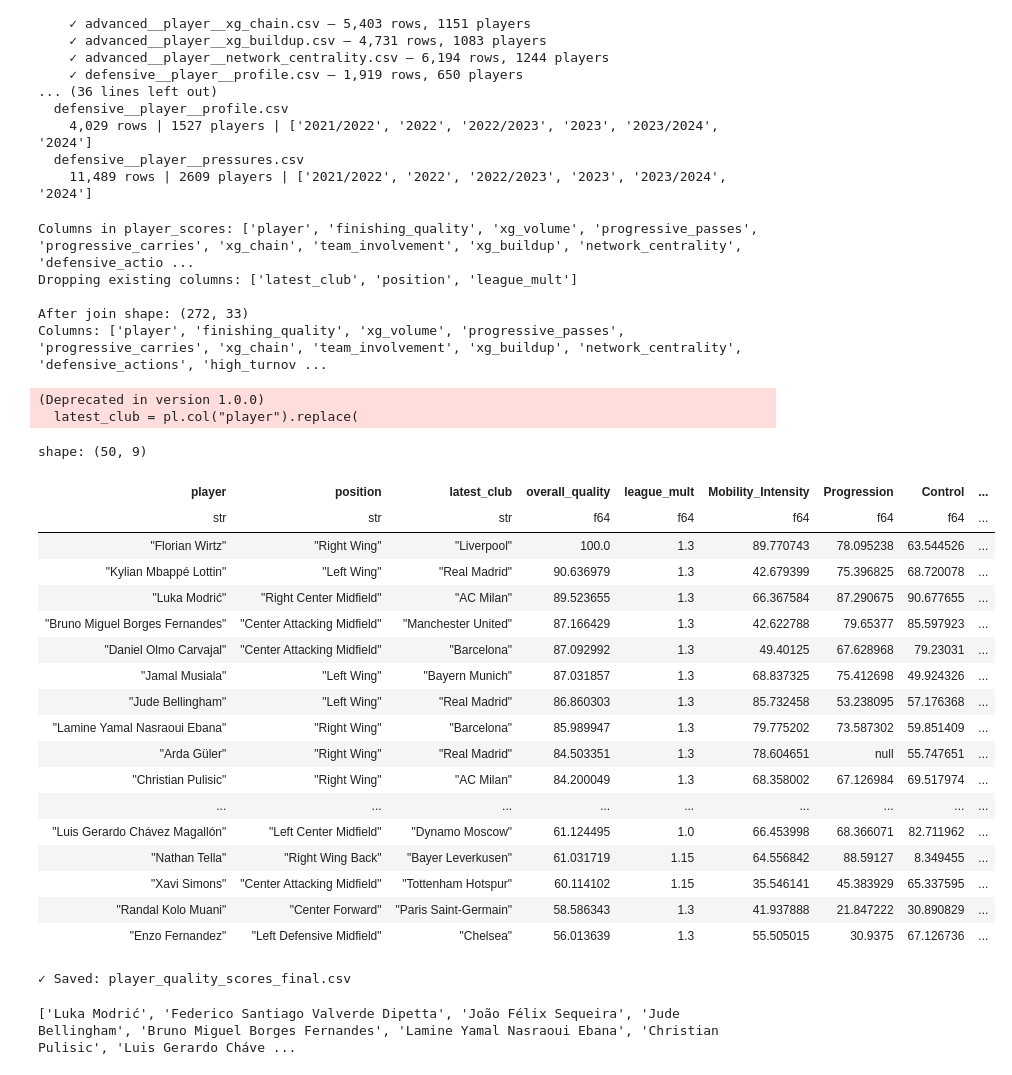
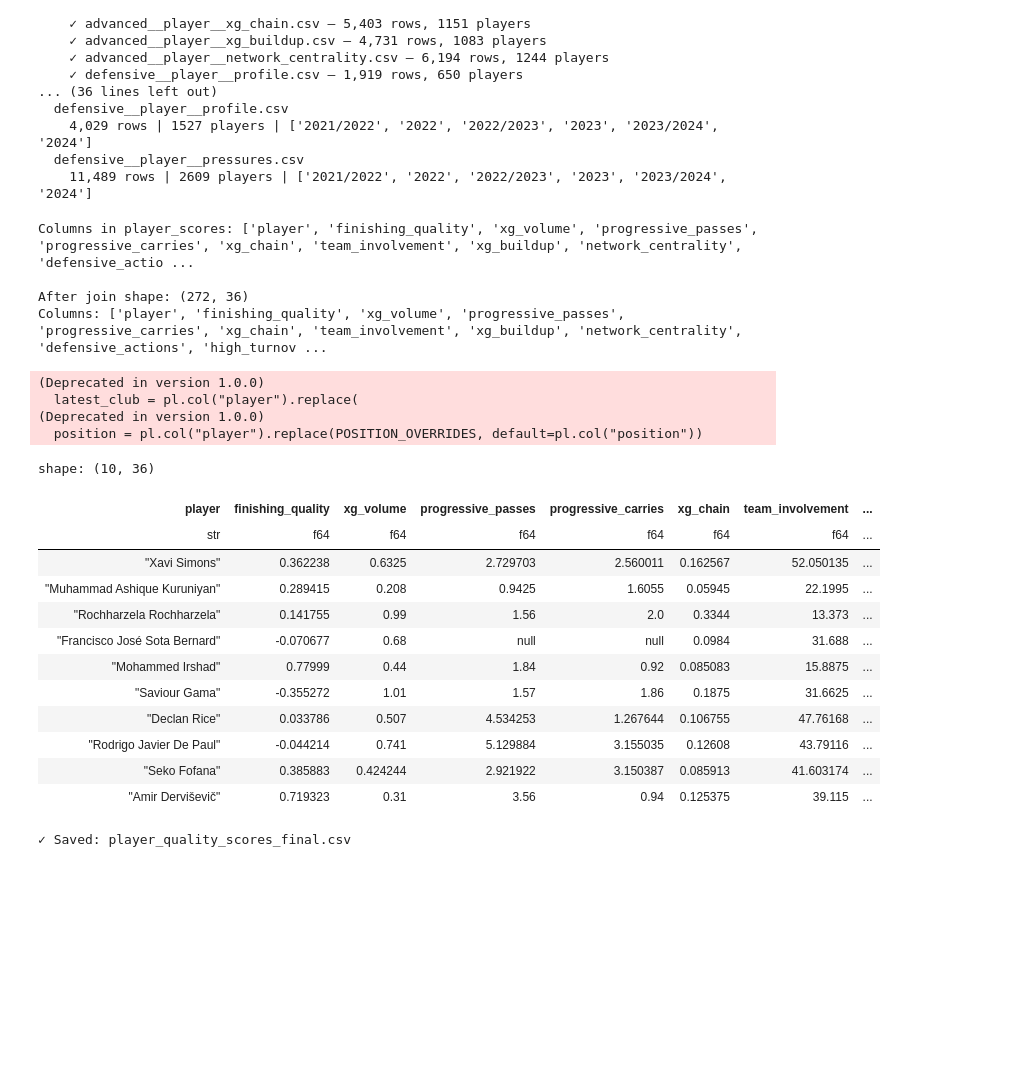
Before and after one commit to soh364/soccer-analytics-capstone-XOh, a Jupyter notebook: eda/EDA_Soomi.ipynb, the cells around one changed output. Saved outputs shown, nothing was run; the diff lists cells and outputs as text; code cells hidden in the pictures; blank space fills up the shorter version.

```diff
--- a/eda/EDA_Soomi.ipynb
+++ b/eda/EDA_Soomi.ipynb
@@ -509,7 +509,7 @@ import player_quality_scorer
 importlib.reload(player_quality_scorer)
 from player_quality_scorer import PlayerQualityScorer
 from club_mapping_2026 import CLUB_MAPPING_2026
-from player_position import POSITION_OVERRIDES
+from player_positions import POSITION_OVERRIDES
 
 DATA_DIR = Path("..") / "data" / "Statsbomb"
 lineups_path = DATA_DIR / "lineups.parquet"
@@ -575,88 +575,50 @@ scorer = PlayerQualityScorer(
 player_scores = scorer.score_players(verbose=False)
 
 # Check what's already in player_scores
 existing_cols = player_scores.columns
 print(f"\nColumns in player_scores: {existing_cols}")
 
-# Drop any existing team/position columns
-drop_cols = [c for c in ['latest_club', 'position', 'position_name', 'league_mult']
-             if c in existing_cols]
-if drop_cols:
-    print(f"Dropping existing columns: {drop_cols}")
-    player_scores = player_scores.drop(drop_cols)
-
 # Now join
 player_scores_merged = player_scores.join(latest_team_map, on='player', how='left')
 
 print(f"\nAfter join shape: {player_scores_merged.shape}")
 print(f"Columns: {player_scores_merged.columns}")
 
 # ============================================================================
 # STEP 4: Apply League Multiplier
 # ============================================================================
 
 player_scores_final = player_scores_merged.with_columns(
     pl.col('latest_club')
       .map_elements(PlayerQualityScorer.get_league_multiplier, return_dtype=pl.Float64)
       .alias('league_mult')
-)
+).sort('overall_quality', descending=True)
+# Check if overall_quality is already reasonable (0-100 range)
 
-# Check if overall_quality is already reasonable (0-100 range)
-max_quality = player_scores_final['overall_quality'].max()
-display_cols = ['player', 'position', 'latest_club', 'overall_quality', 'league_mult', 'Mobility_Intensity', 'Progression', 'Control', 'Final_Third_Output']
-player_scores_display = player_scores_final.select(display_cols).sort('overall_quality', descending=True)
-
-display(player_scores_display.head(50))
+display(player_scores_merged.head(10))
 # Save
 player_scores_final.write_csv('../processed/player_quality_scores_final.csv')
 print("\n✓ Saved: player_quality_scores_final.csv")
 # %% [output]
 Columns in player_scores: ['player', 'finishing_quality', 'xg_volume', 'progressive_passes', 'progressive_carries', 'xg_chain', 'team_involvement', 'xg_buildup', 'network_centrality', 'defensive_actio ...
-Dropping existing columns: ['latest_club', 'position', 'league_mult']
 
-After join shape: (272, 33)
+After join shape: (272, 36)
 Columns: ['player', 'finishing_quality', 'xg_volume', 'progressive_passes', 'progressive_carries', 'xg_chain', 'team_involvement', 'xg_buildup', 'network_centrality', 'defensive_actions', 'high_turnov ...
 (Deprecated in version 1.0.0)
   latest_club = pl.col("player").replace(
+(Deprecated in version 1.0.0)
+  position = pl.col("player").replace(POSITION_OVERRIDES, default=pl.col("position"))
-shape: (50, 9)
+shape: (10, 36)
-| player | position | latest_club | overall_quality | league_mult | Mobility_Intensity | Progression | Control | ... |
-| str | str | str | f64 | f64 | f64 | f64 | f64 | ... |
-| "Florian Wirtz" | "Right Wing" | "Liverpool" | 100.0 | 1.3 | 89.770743 | 78.095238 | 63.544526 | ... |
-| "Kylian Mbappé Lottin" | "Left Wing" | "Real Madrid" | 90.636979 | 1.3 | 42.679399 | 75.396825 | 68.720078 | ... |
-| "Luka Modrić" | "Right Center Midfield" | "AC Milan" | 89.523655 | 1.3 | 66.367584 | 87.290675 | 90.677655 | ... |
-| "Bruno Miguel Borges Fernandes" | "Center Attacking Midfield" | "Manchester United" | 87.166429 | 1.3 | 42.622788 | 79.65377 | 85.597923 | ... |
-| "Daniel Olmo Carvajal" | "Center Attacking Midfield" | "Barcelona" | 87.092992 | 1.3 | 49.40125 | 67.628968 | 79.23031 | ... |
-| "Jamal Musiala" | "Left Wing" | "Bayern Munich" | 87.031857 | 1.3 | 68.837325 | 75.412698 | 49.924326 | ... |
-| "Jude Bellingham" | "Left Wing" | "Real Madrid" | 86.860303 | 1.3 | 85.732458 | 53.238095 | 57.176368 | ... |
-| "Lamine Yamal Nasraoui Ebana" | "Right Wing" | "Barcelona" | 85.989947 | 1.3 | 79.775202 | 73.587302 | 59.851409 | ... |
-| "Arda Güler" | "Right Wing" | "Real Madrid" | 84.503351 | 1.3 | 78.604651 | null | 55.747651 | ... |
-| "Christian Pulisic" | "Right Wing" | "AC Milan" | 84.200049 | 1.3 | 68.358002 | 67.126984 | 69.517974 | ... |
-| ... | ... | ... | ... | ... | ... | ... | ... | ... |
-| "Luis Gerardo Chávez Magallón" | "Left Center Midfield" | "Dynamo Moscow" | 61.124495 | 1.0 | 66.453998 | 68.366071 | 82.711962 | ... |
-| "Nathan Tella" | "Right Wing Back" | "Bayer Leverkusen" | 61.031719 | 1.15 | 64.556842 | 88.59127 | 8.349455 | ... |
-| "Xavi Simons" | "Center Attacking Midfield" | "Tottenham Hotspur" | 60.114102 | 1.15 | 35.546141 | 45.383929 | 65.337595 | ... |
-| "Randal Kolo Muani" | "Center Forward" | "Paris Saint-Germain" | 58.586343 | 1.3 | 41.937888 | 21.847222 | 30.890829 | ... |
-| "Enzo Fernandez" | "Left Defensive Midfield" | "Chelsea" | 56.013639 | 1.3 | 55.505015 | 30.9375 | 67.126736 | ... |
+| player | finishing_quality | xg_volume | progressive_passes | progressive_carries | xg_chain | team_involvement | ... |
+| str | f64 | f64 | f64 | f64 | f64 | f64 | ... |
+| "Xavi Simons" | 0.362238 | 0.6325 | 2.729703 | 2.560011 | 0.162567 | 52.050135 | ... |
+| "Muhammad Ashique Kuruniyan" | 0.289415 | 0.208 | 0.9425 | 1.6055 | 0.05945 | 22.1995 | ... |
+| "Rochharzela Rochharzela" | 0.141755 | 0.99 | 1.56 | 2.0 | 0.3344 | 13.373 | ... |
+| "Francisco José Sota Bernard" | -0.070677 | 0.68 | null | null | 0.0984 | 31.688 | ... |
+| "Mohammed Irshad" | 0.77999 | 0.44 | 1.84 | 0.92 | 0.085083 | 15.8875 | ... |
+| "Saviour Gama" | -0.355272 | 1.01 | 1.57 | 1.86 | 0.1875 | 31.6625 | ... |
+| "Declan Rice" | 0.033786 | 0.507 | 4.534253 | 1.267644 | 0.106755 | 47.76168 | ... |
+| "Rodrigo Javier De Paul" | -0.044214 | 0.741 | 5.129884 | 3.155035 | 0.12608 | 43.79116 | ... |
+| "Seko Fofana" | 0.385883 | 0.424244 | 2.921922 | 3.150387 | 0.085913 | 41.603174 | ... |
+| "Amir Derviševič" | 0.719323 | 0.31 | 3.56 | 0.94 | 0.125375 | 39.115 | ... |
 ✓ Saved: player_quality_scores_final.csv
-# %%
-# List based on your image
-national_teams = [
-    "Argentina", "Brazil", "Colombia", "Mexico", "United States", "Uruguay",
-    "Belgium", "Croatia", "England", "France", "Germany", "Netherlands",
-    "Portugal", "Serbia", "Spain", "Switzerland", "Turkey", "Angola",
-    "Côte d'Ivoire", "Congo DR", "Ghana", "Morocco", "Nigeria", "Senegal",
-    "South Africa"
-]
-
-# Extract player names as a Python list
-country_players_list = (
-    player_scores_display
-    .filter(pl.col("latest_club").is_in(national_teams))
-    .select("player")
-    .to_series()
-    .to_list()
-)
-
-print(country_players_list)
-# %% [output]
-['Luka Modrić', 'Federico Santiago Valverde Dipetta', 'João Félix Sequeira', 'Jude Bellingham', 'Bruno Miguel Borges Fernandes', 'Lamine Yamal Nasraoui Ebana', 'Christian Pulisic', 'Luis Gerardo Cháve ...
```
Also changed, not shown: parts of 4 cells of this notebook, 3 other files.
